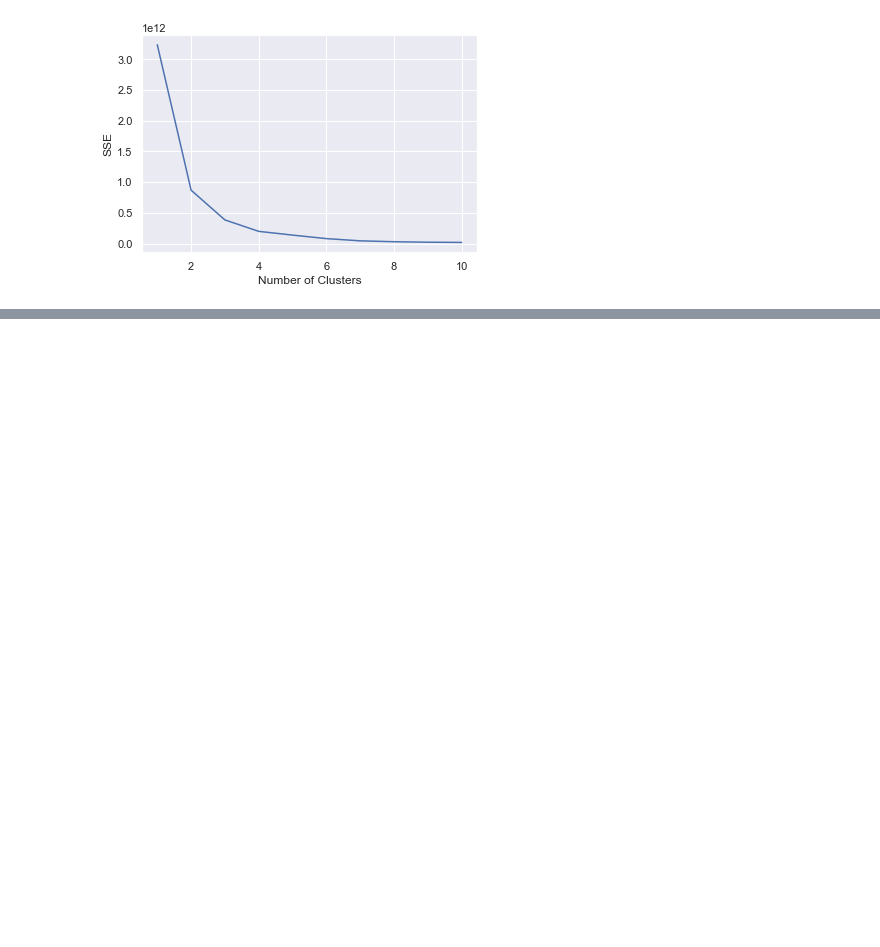
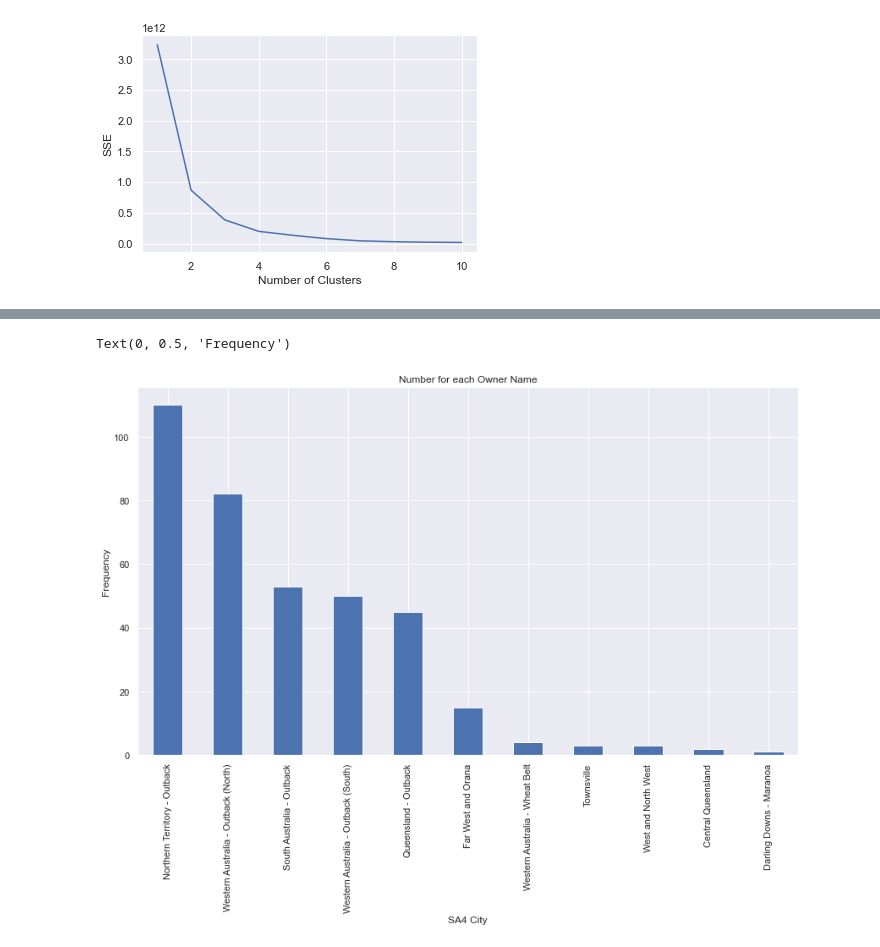
Before and after one commit to cooper-plath/CP3403DataMining, a Jupyter notebook: Dataset.ipynb, the cells around one changed output, grey strips where cells are left out. Saved outputs shown, nothing was run; the diff lists cells and outputs as text; code cells hidden in the pictures; blank space fills up the shorter version.

```diff
--- a/Dataset.ipynb
+++ b/Dataset.ipynb
@@ -462,0 +494,4 @@ For n_clusters = 6 The average silhouette_score is : 0.6871729388885414
+# %%
+national_remoteness_index = pd.Series(['Very Remote Australia', 'Remote Australia', 'Outer Regional Australia',
+                                      'Inner Regional Australia', 'Major Cities of Australia'], index=['1', '2', '3', '4', '5'])
+national_remoteness_index['1']
@@ -462,0 +517,11 @@ For n_clusters = 6 The average silhouette_score is : 0.6871729388885414
+# %%
+#Frequency of SA4 Cities with index of 'Very Remote Australia'
+ax = data2.groupby('National_Remoteness_Areas')['SA4_Name_2016'].value_counts().loc[national_remoteness_index['1']].plot(kind='bar',
+                                    figsize=(14,8),
+                                    title="Number for each Owner Name")
+
+ax.set_xlabel("SA4 City")
+ax.set_ylabel("Frequency")
+# %% [output]
+Text(0, 0.5, 'Frequency')
+[figure, added]
```
Also changed, not shown: parts of 16 cells of this notebook.
